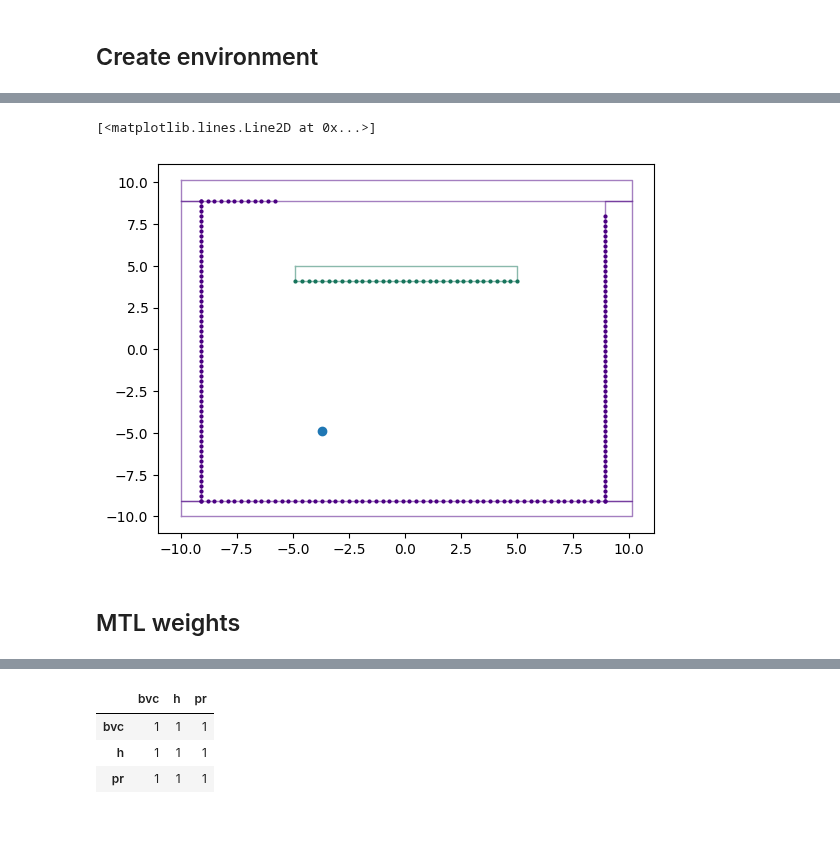
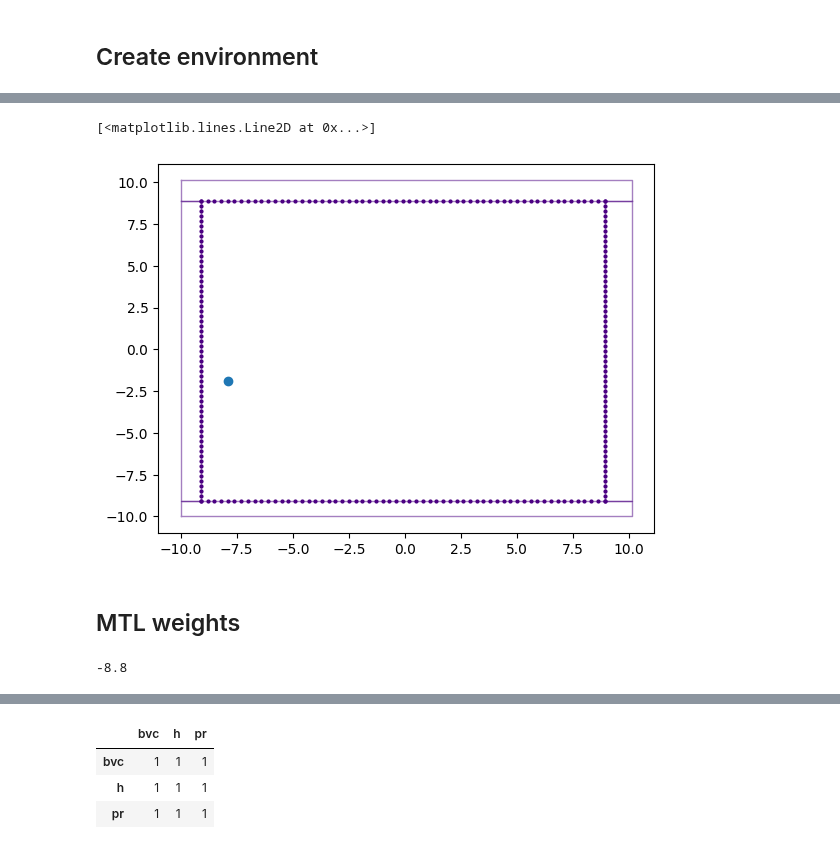
Before and after one commit to 1101AlexZab1011/SpatialMemory, a Jupyter notebook: dev/init_weights.ipynb, the cells around one changed output, grey strips where cells are left out. Cells and saved outputs as stored; diff of their text form; code cells hidden in the pictures.

```diff
--- a/dev/init_weights.ipynb
+++ b/dev/init_weights.ipynb
@@ -126,28 +19,32 @@ env.save('../data/envs/main_environment.pkl')
 # %%
 env = Environment.load('../data/envs/main_environment.pkl')
+# %%
+env = Environment.load('../data/envs/square_environment.pkl')
+# %%
+env = Environment.load('../data/envs/square_environment_small.pkl')
 # %%
 from bbtoolkit.preprocessing.environment.viz import plot_polygon
 import matplotlib.pyplot as plt
 
 fig, ax = plt.subplots()
-position = 1000 # the position of the agent (visible area has dimensionality n_positions x 2)
+position = 200 # the position of the agent (visible area has dimensionality n_positions x 2)
 for i, obj in enumerate(env.objects + env.walls):
     plot_polygon(obj.polygon, ax=ax, alpha=0.5, linewidth=1)
     ax.plot(
         obj.visible_parts[position, :, 0],
         obj.visible_parts[position, :, 1],
         'o',
         color=obj.polygon.texture.color,
         markersize=2
     )
 
 ax.plot(
     env.params.coords[position, 0],
     env.params.coords[position, 1],
     'o'
 )
 # %% [output]
 [<matplotlib.lines.Line2D at 0x...>]
-[figure, old version]
+[figure, new version]
 # %% [markdown]
 ## MTL weights
@@ -457,6 +428,10 @@ class MTLGenerator(AbstractGenerator):
         )
 
         return weights
+# %%
+env.params.coords[:, 0].min()
+# %% [output]
+-8.8
 # %%
 mtl_cfg = '../cfg/cells/mtl_cells.ini'
 config = EvalConfigParser(interpolation=configparser.ExtendedInterpolation(), allow_no_value=True)
```
Also changed, not shown: parts of 21 cells of this notebook, 9 other files.
